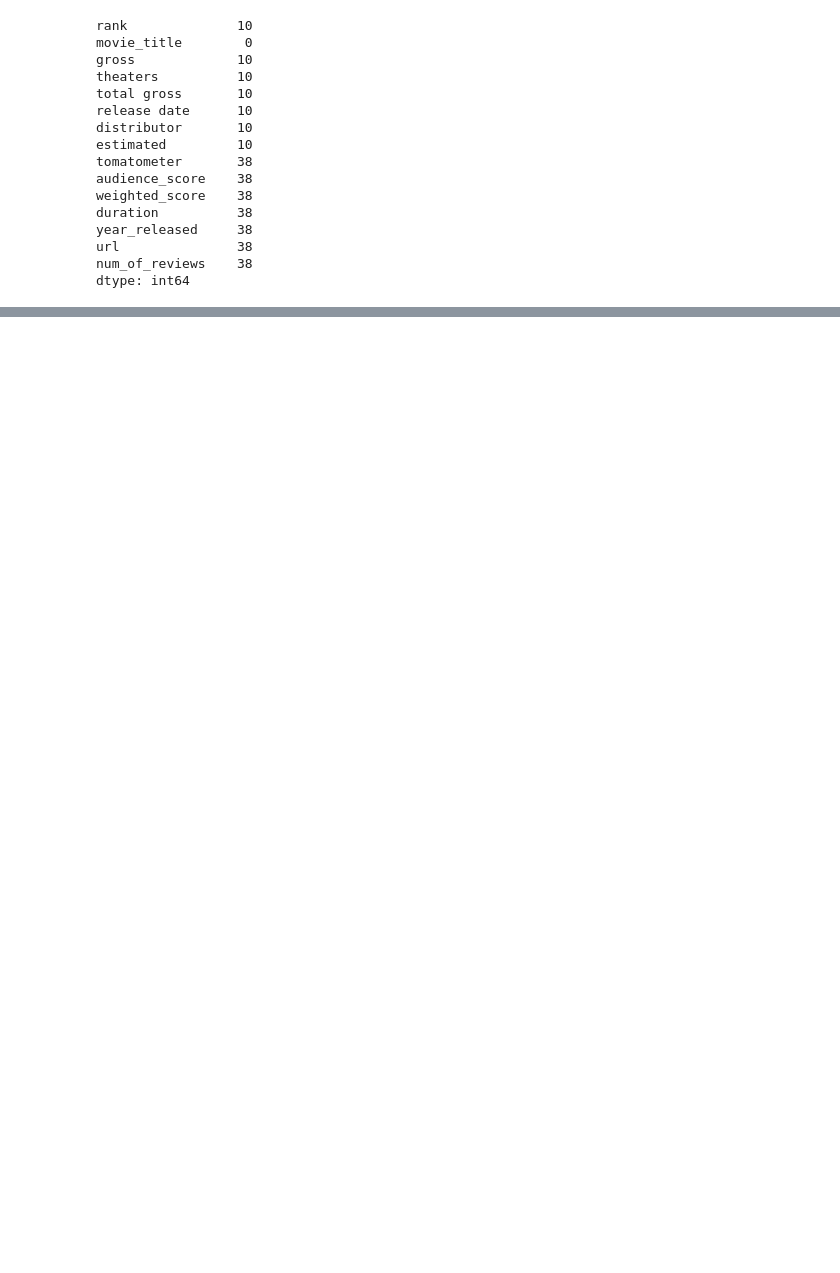
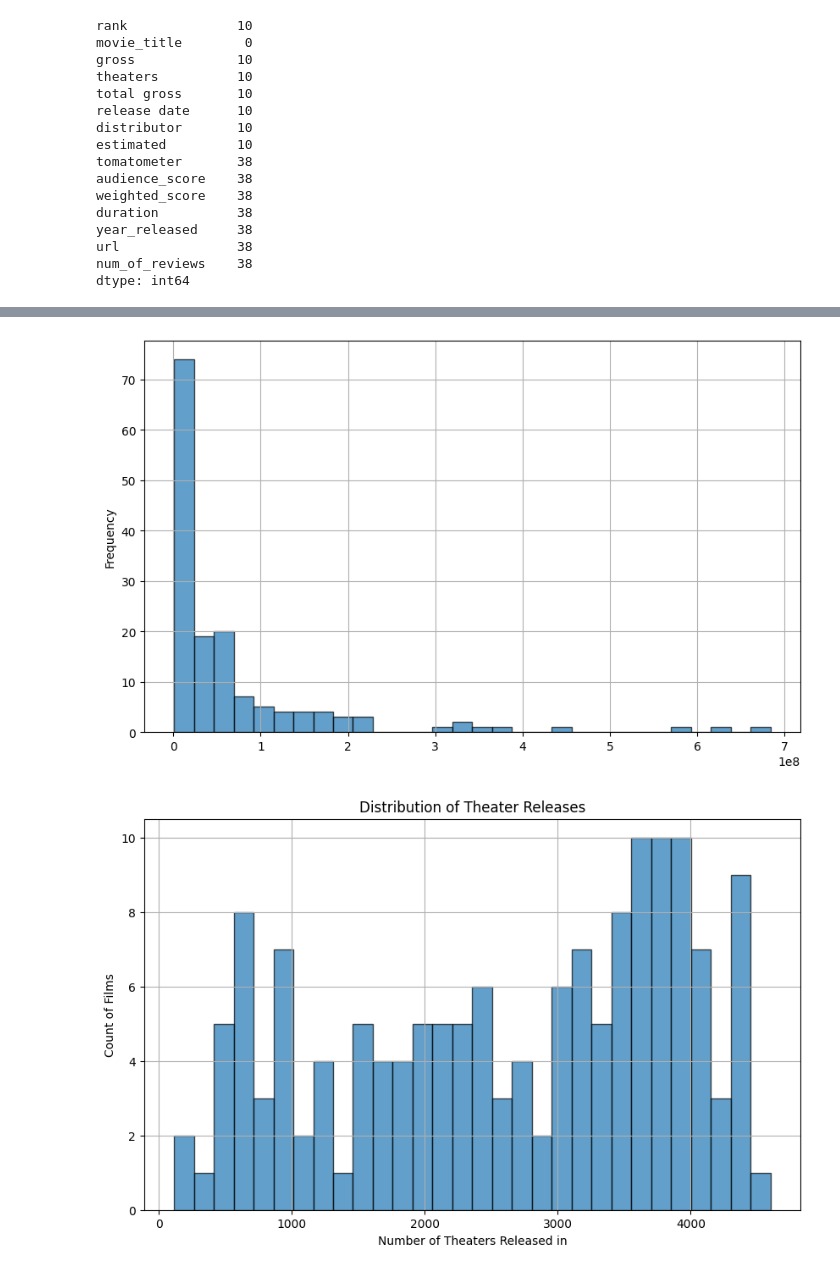
Before and after one commit to arjungup740/rotten_tomatoes_analysis, a Jupyter notebook: analysis.ipynb, the cells around one changed output, grey strips where cells are left out. Saved outputs shown, nothing was run; the diff lists cells and outputs as text; code cells hidden in the pictures; blank space fills up the shorter version.

```diff
--- a/analysis.ipynb
+++ b/analysis.ipynb
@@ -218,3 +288,39 @@ working.describe()
+# %%
+import matplotlib.pyplot as plt
+
+def plot_histogram(df, column, title=None, xlabel=None, ylabel=None):
+    """
+    Function to plot a histogram of a specified variable in a pandas DataFrame.
+
+    Parameters:
+    df (pandas.DataFrame): The DataFrame containing the data
+    column (str): The column in the DataFrame to plot
+    title (str): The title of the plot (default is None)
+    xlabel (str): The label for the x-axis (default is None)
+    ylabel (str): The label for the y-axis (default is None)
+    """
+    plt.figure(figsize=(10, 6))
+    plt.hist(df[column], bins=30, edgecolor='black', alpha=0.7)  # No need for dropna()
+
+    # Set the title, xlabel, and ylabel if provided
+    if title:
+        plt.title(title)
+    if xlabel:
+        plt.xlabel(xlabel)
+    if ylabel:
+        plt.ylabel(ylabel)
+    else:
+        plt.ylabel('Frequency')  # Default y-axis label if none is provided
+
+    plt.grid(True)
+    plt.show()
+# %%
+plot_histogram(working, 'total gross', title=None, xlabel=None, ylabel=None)
+
+plot_histogram(working, 'theaters', title='Distribution of Theater Releases', xlabel='Number of Theaters Released in', ylabel='Count of Films')
+# %% [output]
+[figure, added]
+[figure, added]
 # %%
 # a = merged[merged['gross'].isnull() | merged['audience_score'].isnull()]['movie_title']
 merged[merged['gross'].isnull()]['movie_title'] # list 1
```
Also changed, not shown: parts of 16 cells of this notebook.
